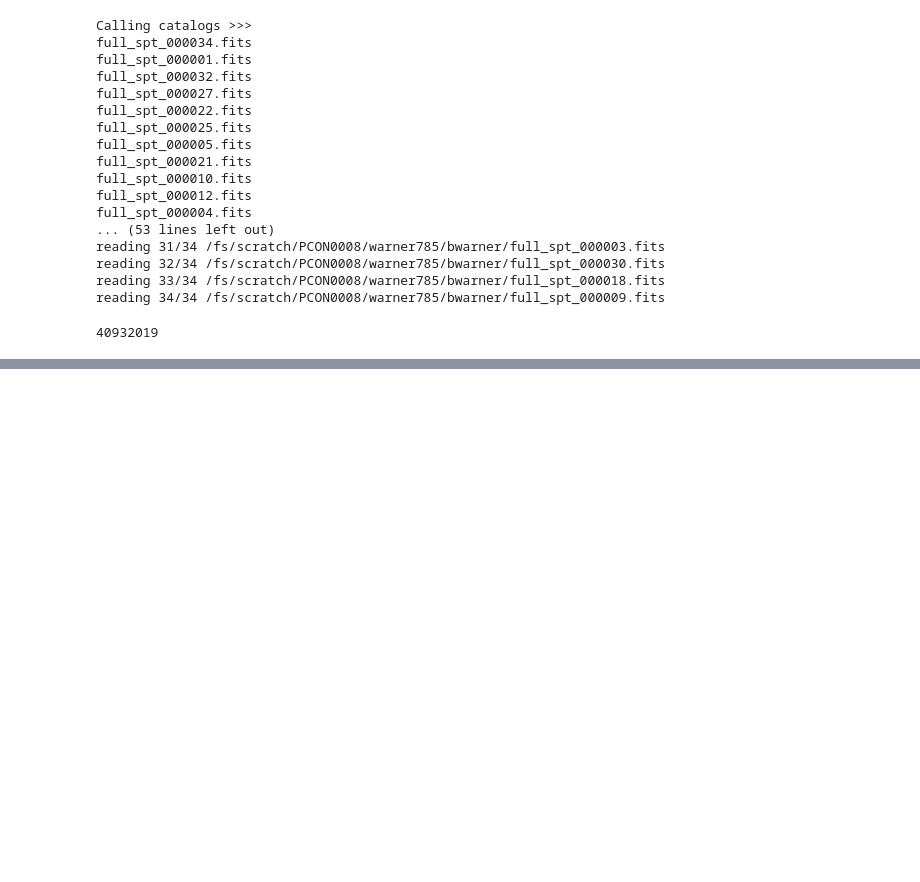
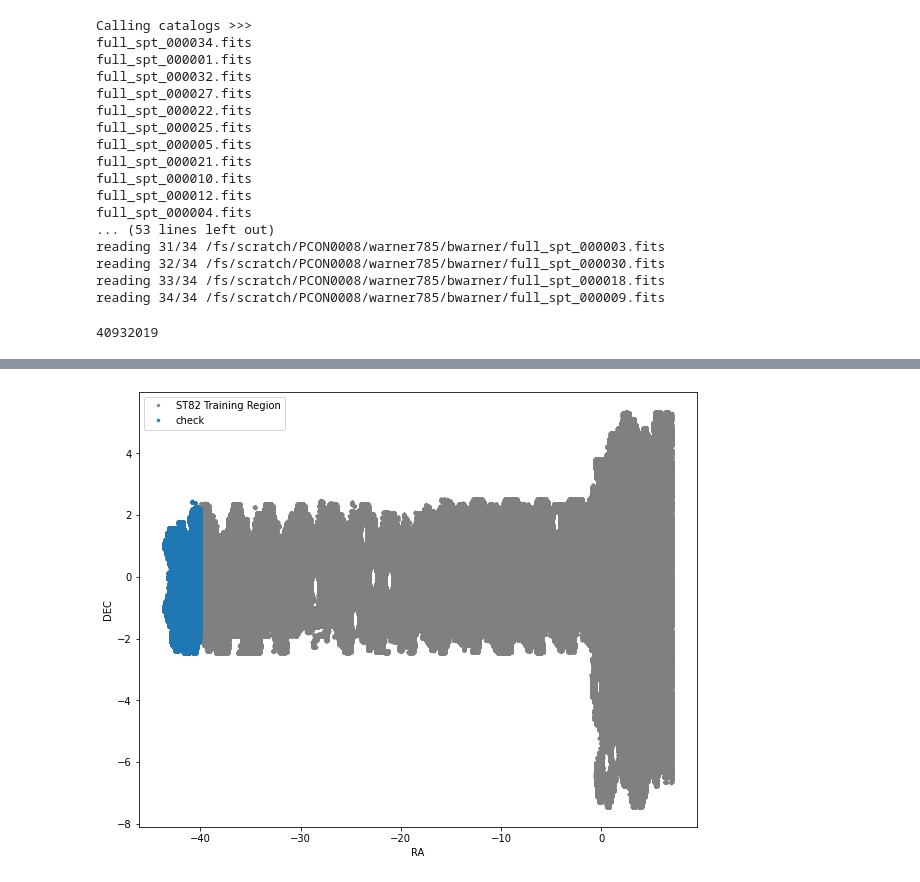
Before and after one commit to sujeong-lee/DMASS, a Jupyter notebook: code_py3/Full_DMASS.ipynb, the cells around one changed output, grey strips where cells are left out. Saved outputs shown, nothing was run; the diff lists cells and outputs as text; code cells hidden in the pictures; blank space fills up the shorter version.

Commit message:
fixing the y3 spt region code & checking y1 clustering

```diff
--- a/code_py3/Full_DMASS.ipynb
+++ b/code_py3/Full_DMASS.ipynb
@@ -175,0 +184,11 @@ print(gold.size)
+# %%
+mask2 = (gold_st82['RA']>310) & (gold_st82['RA']<320)
+mask2 = mask2 & (gold_st82['DEC']>-10) & (gold_st82['DEC']<10)
+gold_st82_check = gold_st82[mask2]
+# %%
+# checking footprint:
+# add validation in different color
+spatialcheck([gold_st82_train, gold_st82_check],
+             label = ['ST82 Training Region','check'], convert = None, ratag='RA',dectag='DEC')
+# %% [output]
+[figure, added]
```
Also changed, not shown: parts of 14 cells of this notebook, 1 other file.
